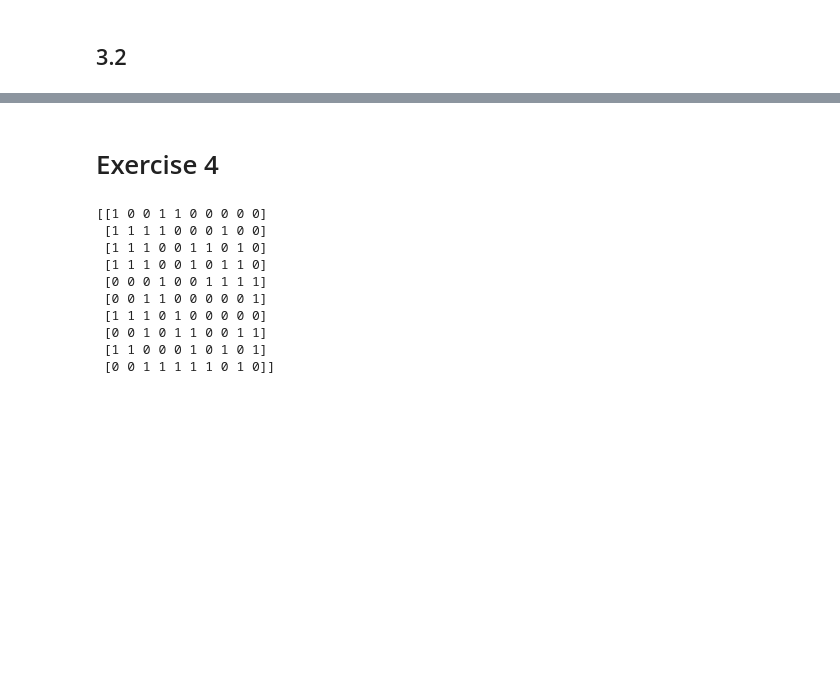
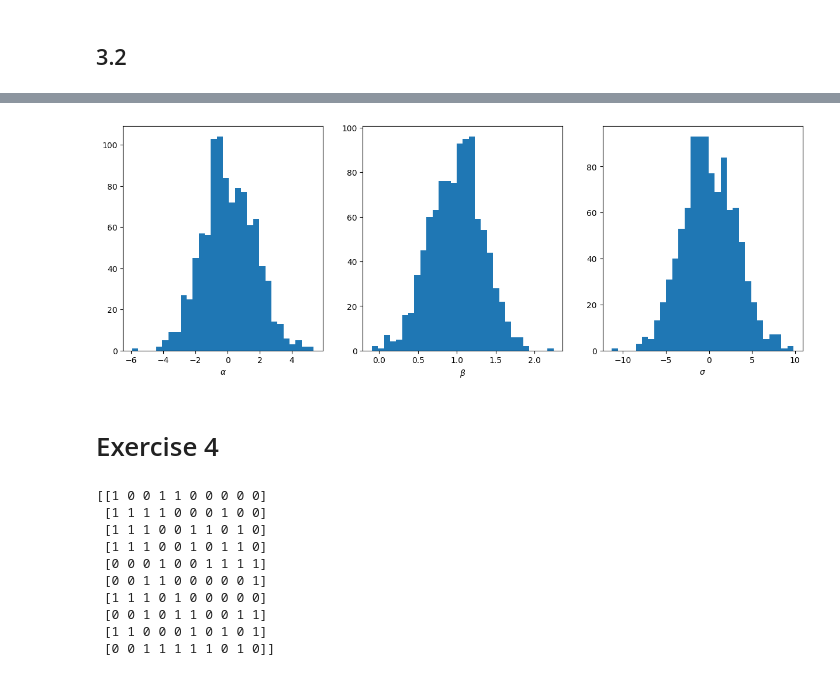
Before and after one commit to ajbarrows/uvmbayes, a Jupyter notebook: notebooks/problem_sets/20240927-problem_set_2.ipynb, the cells around one changed output, grey strips where cells are left out. Saved outputs shown, nothing was run; the diff lists cells and outputs as text; code cells hidden in the pictures; blank space fills up the shorter version.

```diff
--- a/notebooks/problem_sets/20240927-problem_set_2.ipynb
+++ b/notebooks/problem_sets/20240927-problem_set_2.ipynb
@@ -271,0 +254,10 @@ array([200.91520468,  14.04114057])
+# %%
+y_tilde_scaled = scale(y_tilde)
+initial_guess = np.array([1, 0.5, 1])
+
+mode_fit = sp.optimize.minimize(
+    lambda params: -model.log_posterior(X, params),
+    initial_guess,
+    method="BFGS"
+)
+mode_fit
@@ -271,0 +279,8 @@ array([200.91520468,  14.04114057])
+# %%
+def sample_posterior(size, mode_fit):
+    alpha, beta, sigma = mode_fit.x
+    samples = np.random.multivariate_normal([alpha, beta, sigma], mode_fit.hess_inv, size)
+    return samples
+
+posterior_samples = sample_posterior(1000, mode_fit)
+posterior_samples
@@ -272,3 +295,22 @@ array([200.91520468,  14.04114057])
+# %%
+def plot_posterior_samples(posterior_samples: np.ndarray):
+
+    plt_dict = {
+        r'$\alpha$': posterior_samples[:, 0],
+        r'$\beta$': posterior_samples[:, 1],
+        r'$\sigma$': posterior_samples[:, 2]
+    }
+
+    fig, axs = plt.subplots(ncols=len(plt_dict), figsize=(15, 5))
+
+    for (label, values), ax in zip(plt_dict.items(), axs):
+        ax.hist(values, bins=30)
+        ax.set_xlabel(label)
+
+plot_posterior_samples(posterior_samples)
+plt.savefig(os.path.join(out_dir, 'posterior_samples.pdf'), bbox_inches='tight')
+# %% [output]
+[figure, added]
 # %% [markdown]
 # Exercise 4 #
 # %%
```
Also changed, not shown: parts of 10 cells of this notebook, 3 other files.
